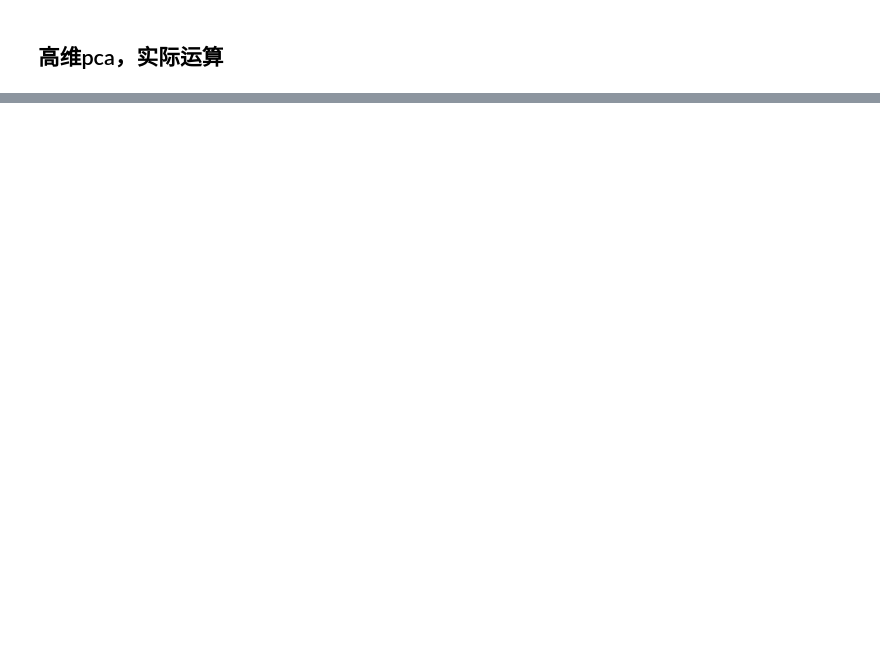
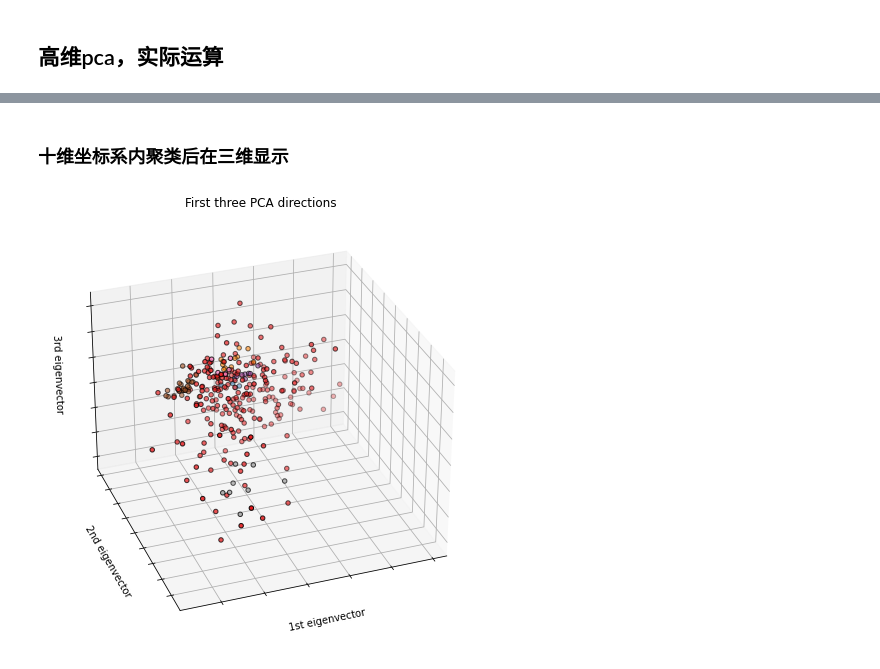
Before and after one commit to EvanHong99/GraduationProject_Fin, a Jupyter notebook: test.ipynb, the cells around one changed output, grey strips where cells are left out. Saved outputs shown, nothing was run; the diff lists cells and outputs as text; code cells hidden in the pictures; blank space fills up the shorter version.

```diff
--- a/test.ipynb
+++ b/test.ipynb
@@ -178,0 +233,4 @@ print(pca.singular_values_)
+# %%
+# 十维坐标
+coords=np.matmul(reduced.T,all_change_log.values).T
+coords.shape
@@ -178,0 +239,16 @@ print(pca.singular_values_)
+# %%
+from sklearn.cluster import OPTICS
+"""
+    min_samples	int > 1 or float between 0 and 1 (default=5)
+一个点被视为核心点的邻域样本数。此外，上下陡峭地区不能有超过min_samples连续的非陡峭点。表示为样本数的绝对值或一小部分(四舍五入至少为2)。
+
+max_eps	float, optional (default=np.inf)
+两个样本之间的最大距离，其中一个被视为另一个样本的邻域。np.inf默认值将识别所有规模的聚类；减少max_eps会缩短运行时间。
+
+    min_cluster_size	int > 1 or float between 0 and 1 (default=None)
+OPTICS聚类中的最小样本数，表示为样本数的绝对值或一部分(四舍五入为至少2)。如果为None, min_samples的值将被使用。只有当cluster_method='xi'才被使用
+
+"""
+tags=OPTICS().fit_predict(coords)
+print(set(tags))
+print(tags)
@@ -179,2 +270,28 @@ print(pca.singular_values_)
+# %% [markdown]
+### 十维坐标系内聚类后在三维显示
+# %%
+
+fig = plt.figure(1, figsize=(8, 6))
+ax = Axes3D(fig, elev=-150, azim=110)
+ax.scatter(
+    coords[:, 0],
+    coords[:, 1],
+    coords[:, 2],
+    c=tags,
+    cmap=plt.cm.Set1,
+    edgecolor="k",
+    # s=40,
+)
+ax.set_title("First three PCA directions")
+ax.set_xlabel("1st eigenvector")
+ax.w_xaxis.set_ticklabels([])
+ax.set_ylabel("2nd eigenvector")
+ax.w_yaxis.set_ticklabels([])
+ax.set_zlabel("3rd eigenvector")
+ax.w_zaxis.set_ticklabels([])
+
+plt.show()
+# %% [output]
+[figure, added]
 # %%
 from statsmodels.tsa.stattools import coint
```
Also changed, not shown: parts of 37 cells of this notebook, 1 other file.
